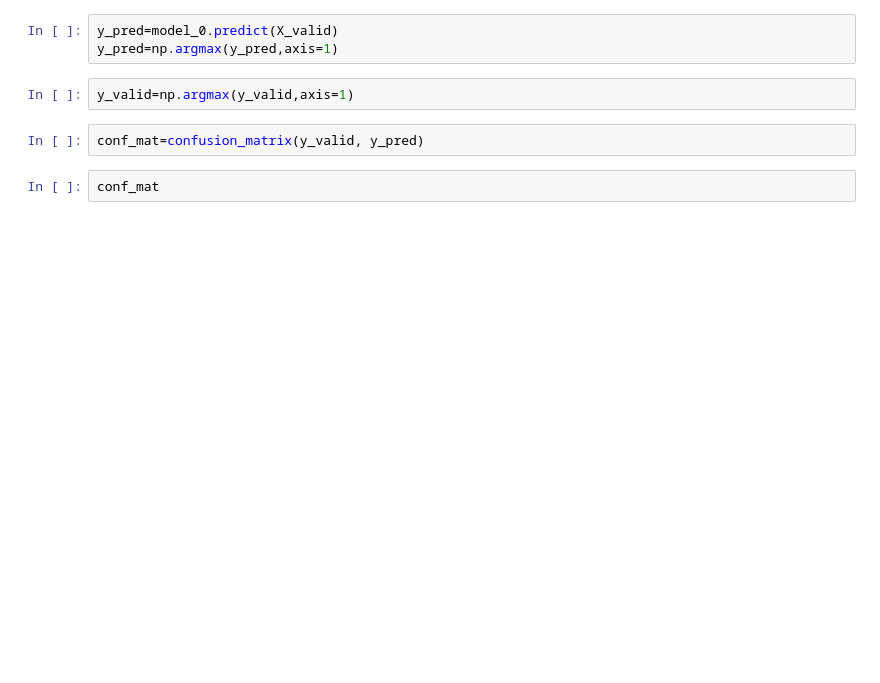
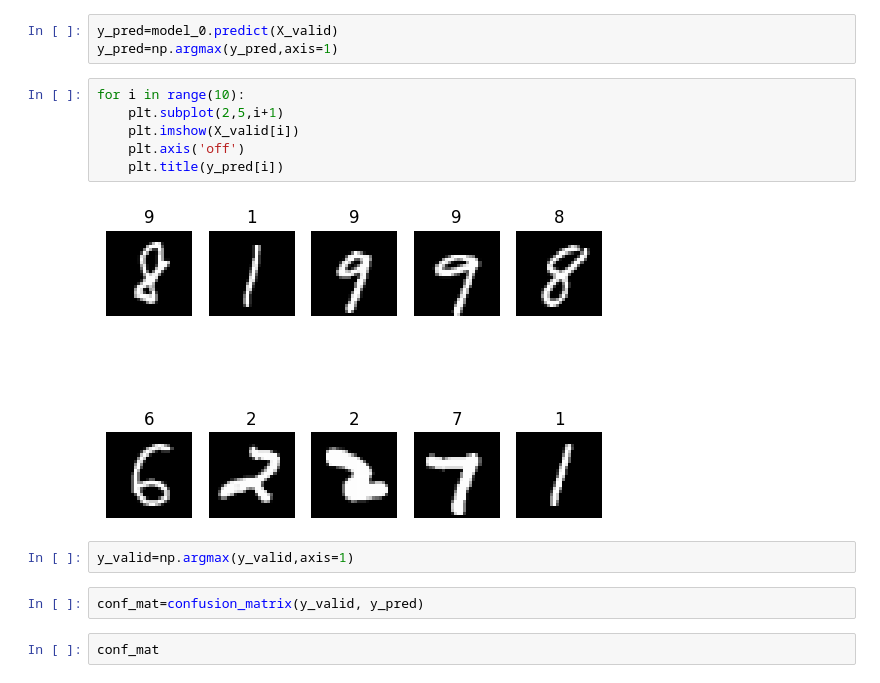
Before and after one commit to Ah-Siao/kaggle, a Jupyter notebook: digit_recognizer/resnet_transfer_learning.ipynb, the cells around one changed output. Cells and saved outputs as stored; diff of their text form; blank space fills up the shorter version.

```diff
--- a/digit_recognizer/resnet_transfer_learning.ipynb
+++ b/digit_recognizer/resnet_transfer_learning.ipynb
@@ -155,6 +169,14 @@ Epoch 50/50
 # %%
 y_pred=model_0.predict(X_valid)
 y_pred=np.argmax(y_pred,axis=1)
+# %%
+for i in range(10):
+    plt.subplot(2,5,i+1)
+    plt.imshow(X_valid[i])
+    plt.axis('off')
+    plt.title(y_pred[i])
+# %% [output]
+[figure, added]
 # %%
 y_valid=np.argmax(y_valid,axis=1)
 # %%
```
Also changed, not shown: parts of 11 cells of this notebook, 1 other file.
